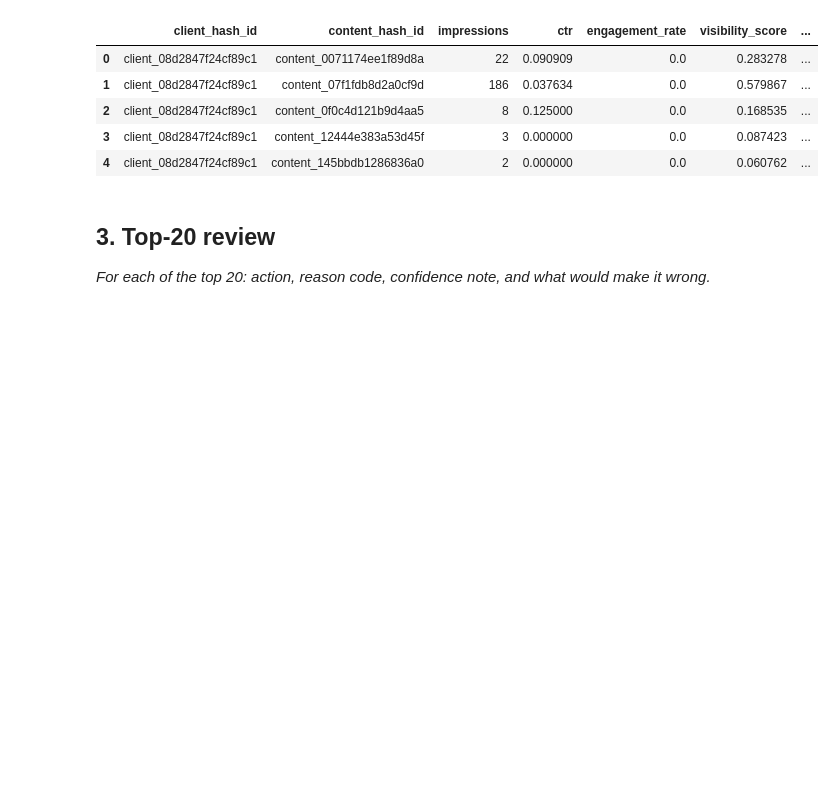
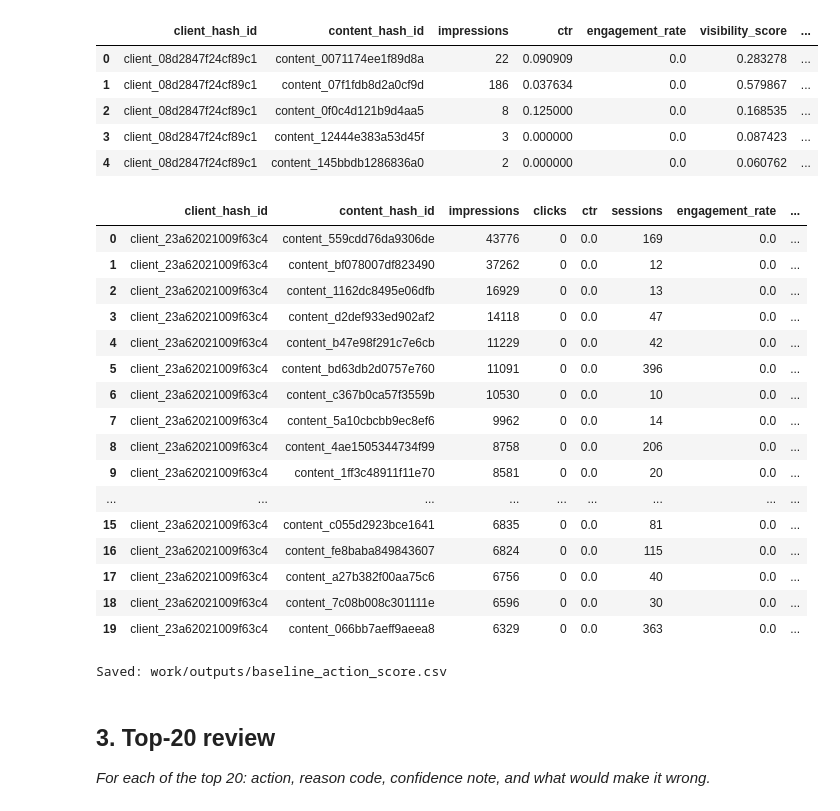
Before and after one commit to nando135/flyrank_ml_1, a Jupyter notebook: work/notebooks/w04_baseline_score.ipynb, the cells around one changed output. Cells and saved outputs as stored; diff of their text form; code cells hidden in the pictures; blank space fills up the shorter version.

```diff
--- a/work/notebooks/w04_baseline_score.ipynb
+++ b/work/notebooks/w04_baseline_score.ipynb
@@ -257,6 +257,84 @@ display(
 | 2 | client_08d2847f24cf89c1 | content_0f0c4d121b9d4aa5 | 8 | 0.125000 | 0.0 | 0.168535 | ... |
 | 3 | client_08d2847f24cf89c1 | content_12444e383a53d45f | 3 | 0.000000 | 0.0 | 0.087423 | ... |
 | 4 | client_08d2847f24cf89c1 | content_145bbdb1286836a0 | 2 | 0.000000 | 0.0 | 0.060762 | ... |
+# %%
+page_df["visibility_score"] = (
+    page_df["impressions"].rank(pct=True)
+)
+
+page_df["low_ctr_score"] = (
+    1 - page_df["ctr"].rank(pct=True)
+)
+
+page_df["low_engagement_score"] = (
+    1 - page_df["engagement_rate"].rank(pct=True)
+)
+
+page_df["baseline_score"] = (
+    0.40 * page_df["visibility_score"]
+    + 0.40 * page_df["low_ctr_score"]
+    + 0.20 * page_df["low_engagement_score"]
+)
+
+page_df["reason_code"] = "high_visibility_low_response"
+page_df["action"] = "review_content_and_search_snippet"
+
+ranked_queue = (
+    page_df
+    .sort_values("baseline_score", ascending=False)
+    .reset_index(drop=True)
+)
+
+display(
+    ranked_queue[
+        [
+            "client_hash_id",
+            "content_hash_id",
+            "impressions",
+            "clicks",
+            "ctr",
+            "sessions",
+            "engagement_rate",
+            "visibility_score",
+            "low_ctr_score",
+            "low_engagement_score",
+            "baseline_score",
+            "reason_code",
+            "action"
+        ]
+    ].head(20)
+)
+# %% [output]
+|  | client_hash_id | content_hash_id | impressions | clicks | ctr | sessions | engagement_rate | ... |
+| 0 | client_23a62021009f63c4 | content_559cdd76da9306de | 43776 | 0 | 0.0 | 169 | 0.0 | ... |
+| 1 | client_23a62021009f63c4 | content_bf078007df823490 | 37262 | 0 | 0.0 | 12 | 0.0 | ... |
+| 2 | client_23a62021009f63c4 | content_1162dc8495e06dfb | 16929 | 0 | 0.0 | 13 | 0.0 | ... |
+| 3 | client_23a62021009f63c4 | content_d2def933ed902af2 | 14118 | 0 | 0.0 | 47 | 0.0 | ... |
+| 4 | client_23a62021009f63c4 | content_b47e98f291c7e6cb | 11229 | 0 | 0.0 | 42 | 0.0 | ... |
+| 5 | client_23a62021009f63c4 | content_bd63db2d0757e760 | 11091 | 0 | 0.0 | 396 | 0.0 | ... |
+| 6 | client_23a62021009f63c4 | content_c367b0ca57f3559b | 10530 | 0 | 0.0 | 10 | 0.0 | ... |
+| 7 | client_23a62021009f63c4 | content_5a10cbcbb9ec8ef6 | 9962 | 0 | 0.0 | 14 | 0.0 | ... |
+| 8 | client_23a62021009f63c4 | content_4ae1505344734f99 | 8758 | 0 | 0.0 | 206 | 0.0 | ... |
+| 9 | client_23a62021009f63c4 | content_1ff3c48911f11e70 | 8581 | 0 | 0.0 | 20 | 0.0 | ... |
+| ... | ... | ... | ... | ... | ... | ... | ... | ... |
+| 15 | client_23a62021009f63c4 | content_c055d2923bce1641 | 6835 | 0 | 0.0 | 81 | 0.0 | ... |
+| 16 | client_23a62021009f63c4 | content_fe8baba849843607 | 6824 | 0 | 0.0 | 115 | 0.0 | ... |
+| 17 | client_23a62021009f63c4 | content_a27b382f00aa75c6 | 6756 | 0 | 0.0 | 40 | 0.0 | ... |
+| 18 | client_23a62021009f63c4 | content_7c08b008c301111e | 6596 | 0 | 0.0 | 30 | 0.0 | ... |
+| 19 | client_23a62021009f63c4 | content_066bb7aeff9aeea8 | 6329 | 0 | 0.0 | 363 | 0.0 | ... |
+# %%
+import os
+
+os.makedirs("work/outputs", exist_ok=True)
+
+ranked_queue.to_csv(
+    "work/outputs/baseline_action_score.csv",
+    index=False
+)
+
+print("Saved: work/outputs/baseline_action_score.csv")
+# %% [output]
+Saved: work/outputs/baseline_action_score.csv
 # %% [markdown]
 ## 3. Top-20 review
 
```
Also changed, not shown: parts of 4 cells of this notebook.
